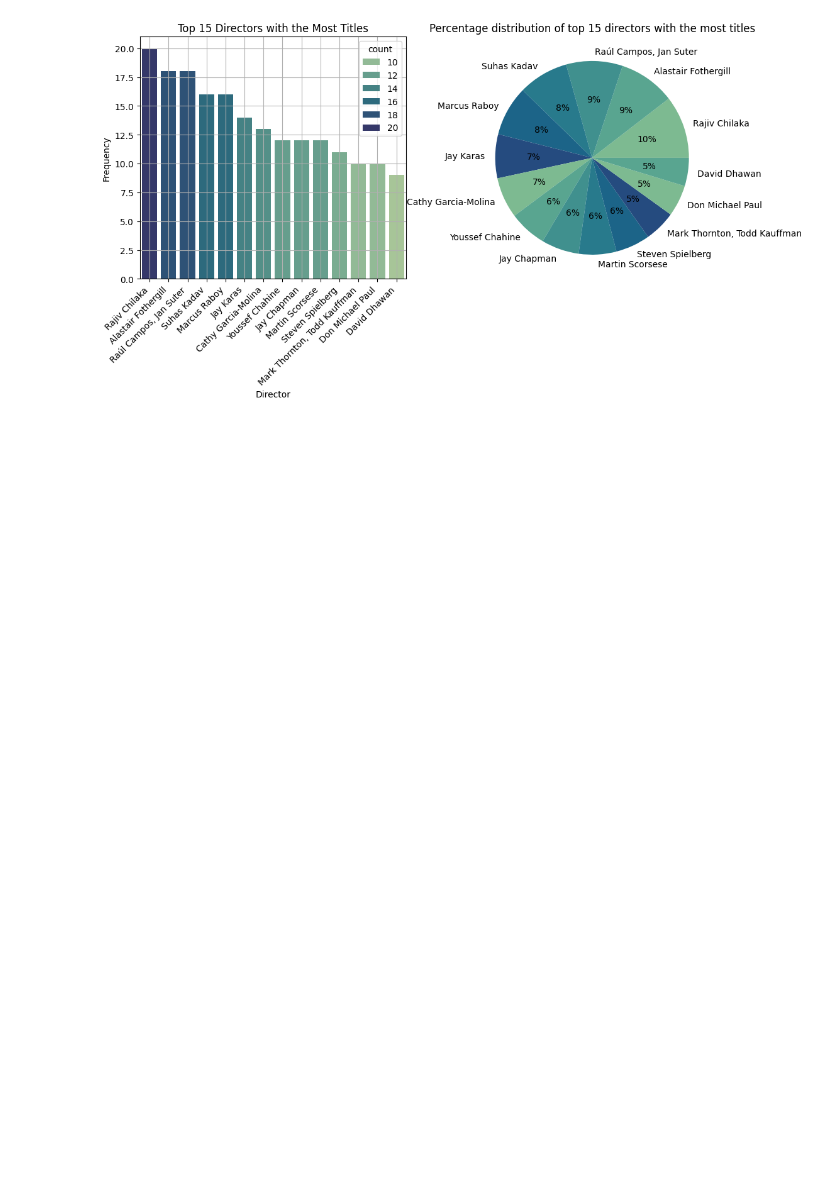
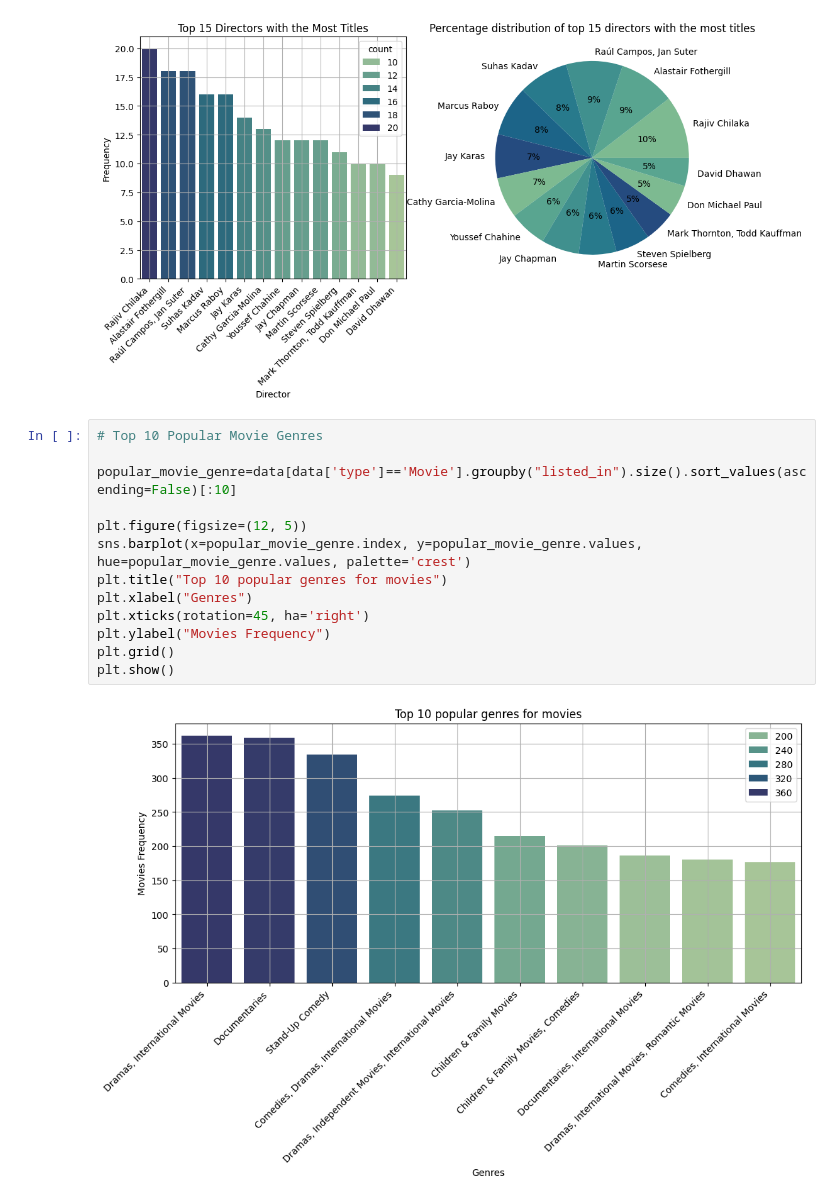
Before and after one commit to Rathod11jay/Unified_Mentor, a Jupyter notebook: Netflix_Data.ipynb, the cells around one changed output. Saved outputs shown, nothing was run; the diff lists cells and outputs as text; blank space fills up the shorter version.

```diff
--- a/Netflix_Data.ipynb
+++ b/Netflix_Data.ipynb
@@ -162,3 +162,18 @@ plt.pie(top_directors['count'][:15], labels=top_directors['director'][:15], auto
 plt.show()
 # %% [output]
 [figure]
+# %%
+# Top 10 Popular Movie Genres
+
+popular_movie_genre=data[data['type']=='Movie'].groupby("listed_in").size().sort_values(ascending=False)[:10]
+
+plt.figure(figsize=(12, 5))
+sns.barplot(x=popular_movie_genre.index, y=popular_movie_genre.values, hue=popular_movie_genre.values, palette='crest')
+plt.title("Top 10 popular genres for movies")
+plt.xlabel("Genres")
+plt.xticks(rotation=45, ha='right')
+plt.ylabel("Movies Frequency")
+plt.grid()
+plt.show()
+# %% [output]
+[figure, added]
```
Also changed, not shown: parts of 1 cell of this notebook.
